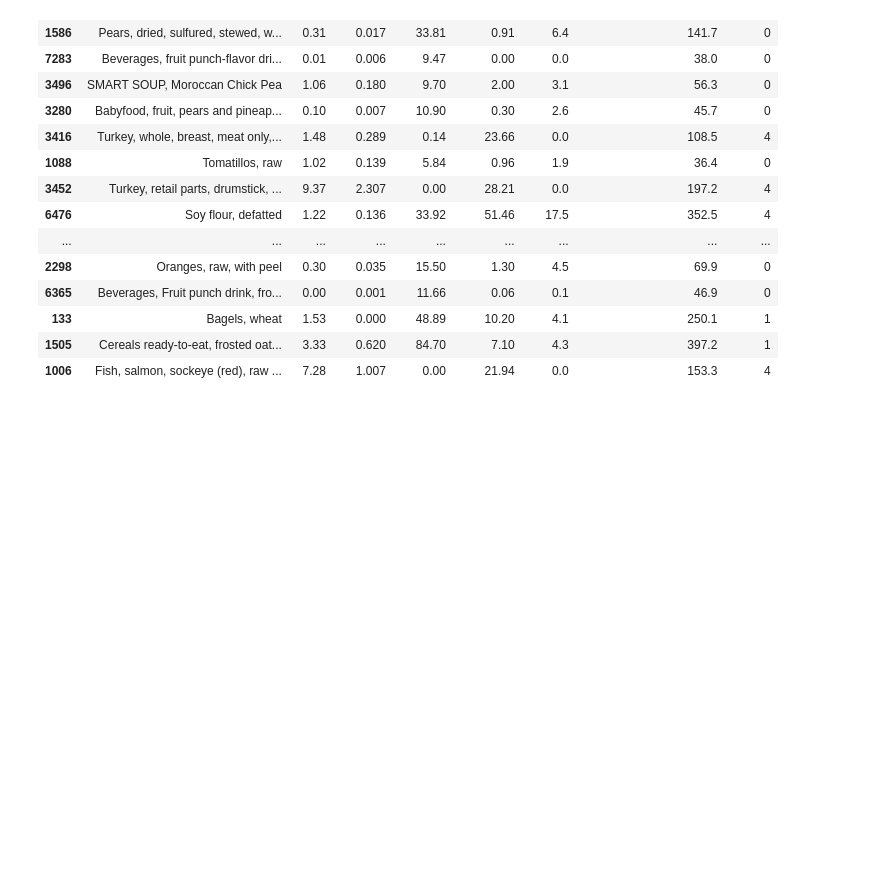
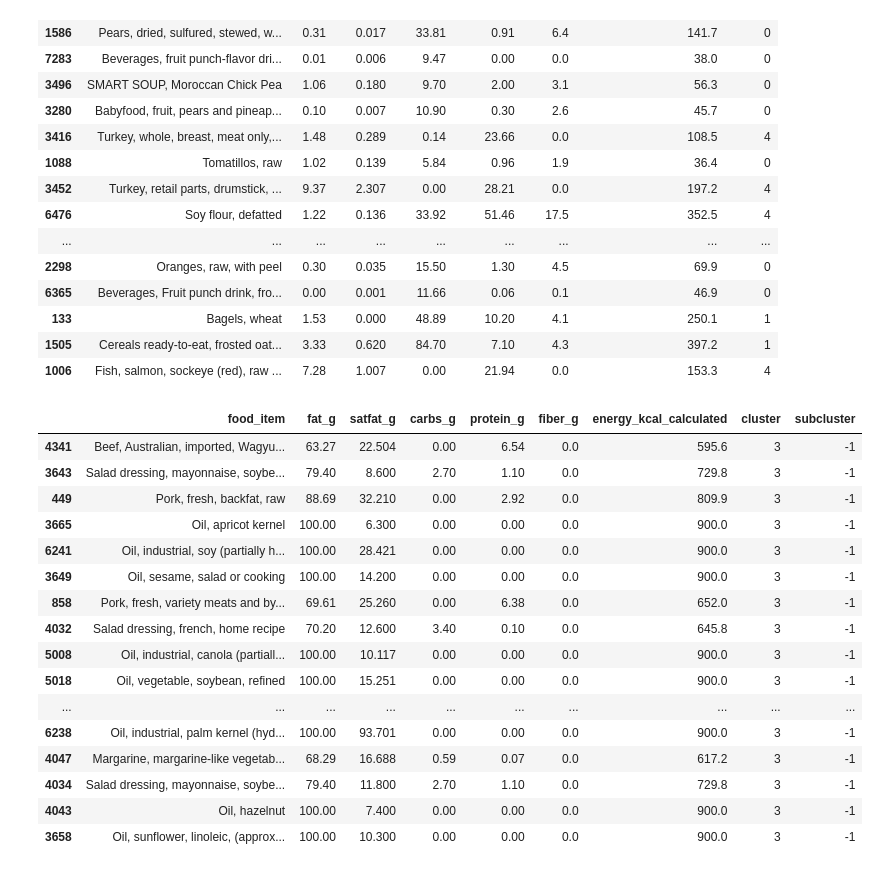
Before and after one commit to just-ham-please/nutrimap, a Jupyter notebook: notebooks/KNN_exploration_Marie.ipynb, the cells around one changed output. Saved outputs shown, nothing was run; the diff lists cells and outputs as text; code cells hidden in the pictures; blank space fills up the shorter version.

```diff
--- a/notebooks/KNN_exploration_Marie.ipynb
+++ b/notebooks/KNN_exploration_Marie.ipynb
@@ -30,3 +30,36 @@ df_clusters.sample(30, random_state=64)
 | 133 | Bagels, wheat | 1.53 | 0.000 | 48.89 | 10.20 | 4.1 | 250.1 | 1 |
 | 1505 | Cereals ready-to-eat, frosted oat... | 3.33 | 0.620 | 84.70 | 7.10 | 4.3 | 397.2 | 1 |
 | 1006 | Fish, salmon, sockeye (red), raw ... | 7.28 | 1.007 | 0.00 | 21.94 | 0.0 | 153.3 | 4 |
+# %%
+import importlib
+import nutrimap_app.KMeanModel as km
+
+# reload in case you just edited KMeanModel.py
+importlib.reload(km)
+
+# 1) run main clustering
+model, df_clusters = km.build_kmeans_model()
+
+# 2) run subclustering on that result
+df_final = km.subclustering(df_clusters)
+
+# df_final.sample(30, random_state=42)
+df_final[df_final["cluster"] == 3].sample(20, random_state=44)
+# %% [output]
+|  | food_item | fat_g | satfat_g | carbs_g | protein_g | fiber_g | energy_kcal_calculated | cluster | subcluster |
+| 4341 | Beef, Australian, imported, Wagyu... | 63.27 | 22.504 | 0.00 | 6.54 | 0.0 | 595.6 | 3 | -1 |
+| 3643 | Salad dressing, mayonnaise, soybe... | 79.40 | 8.600 | 2.70 | 1.10 | 0.0 | 729.8 | 3 | -1 |
+| 449 | Pork, fresh, backfat, raw | 88.69 | 32.210 | 0.00 | 2.92 | 0.0 | 809.9 | 3 | -1 |
+| 3665 | Oil, apricot kernel | 100.00 | 6.300 | 0.00 | 0.00 | 0.0 | 900.0 | 3 | -1 |
+| 6241 | Oil, industrial, soy (partially h... | 100.00 | 28.421 | 0.00 | 0.00 | 0.0 | 900.0 | 3 | -1 |
+| 3649 | Oil, sesame, salad or cooking | 100.00 | 14.200 | 0.00 | 0.00 | 0.0 | 900.0 | 3 | -1 |
+| 858 | Pork, fresh, variety meats and by... | 69.61 | 25.260 | 0.00 | 6.38 | 0.0 | 652.0 | 3 | -1 |
+| 4032 | Salad dressing, french, home recipe | 70.20 | 12.600 | 3.40 | 0.10 | 0.0 | 645.8 | 3 | -1 |
+| 5008 | Oil, industrial, canola (partiall... | 100.00 | 10.117 | 0.00 | 0.00 | 0.0 | 900.0 | 3 | -1 |
+| 5018 | Oil, vegetable, soybean, refined | 100.00 | 15.251 | 0.00 | 0.00 | 0.0 | 900.0 | 3 | -1 |
+| ... | ... | ... | ... | ... | ... | ... | ... | ... | ... |
+| 6238 | Oil, industrial, palm kernel (hyd... | 100.00 | 93.701 | 0.00 | 0.00 | 0.0 | 900.0 | 3 | -1 |
+| 4047 | Margarine, margarine-like vegetab... | 68.29 | 16.688 | 0.59 | 0.07 | 0.0 | 617.2 | 3 | -1 |
+| 4034 | Salad dressing, mayonnaise, soybe... | 79.40 | 11.800 | 2.70 | 1.10 | 0.0 | 729.8 | 3 | -1 |
+| 4043 | Oil, hazelnut | 100.00 | 7.400 | 0.00 | 0.00 | 0.0 | 900.0 | 3 | -1 |
+| 3658 | Oil, sunflower, linoleic, (approx... | 100.00 | 10.300 | 0.00 | 0.00 | 0.0 | 900.0 | 3 | -1 |
```
Also changed, not shown: parts of 1 cell of this notebook, 3 other files.
